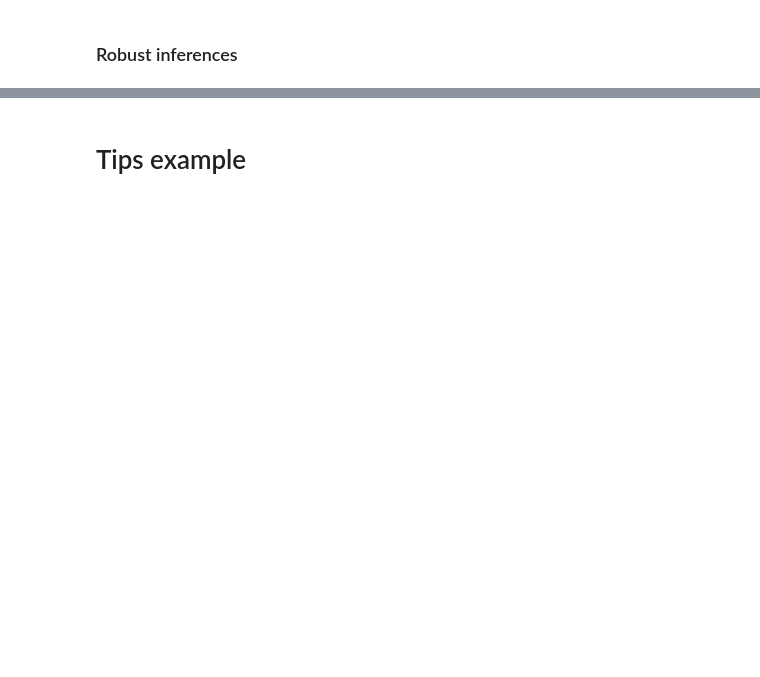
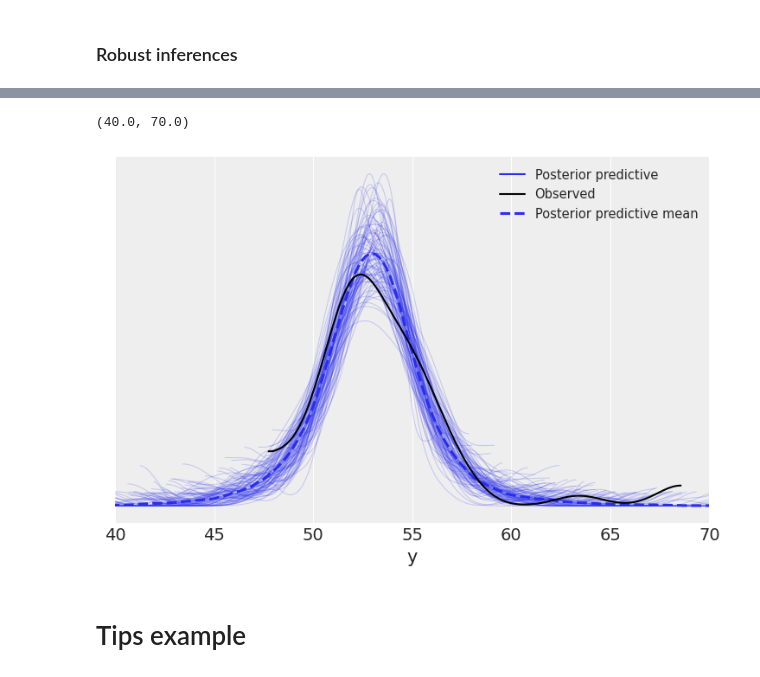
Before and after one commit to tallamjr/bap-numpyro, a Jupyter notebook: notebooks/02-programming-probabilistically.ipynb, the cells around one changed output, grey strips where cells are left out. Cells and saved outputs as stored; diff of their text form; code cells hidden in the pictures; blank space fills up the shorter version.

```diff
--- a/notebooks/02-programming-probabilistically.ipynb
+++ b/notebooks/02-programming-probabilistically.ipynb
@@ -345,0 +319,10 @@ plt.savefig('B11197_02_15.png', dpi=300)
+# %%
+prior = Predictive(mcmc3.sampler.model, num_samples=10)
+prior_p = prior(random.PRNGKey(seed), obs=data)
+
+pred = Predictive(model=mcmc3.sampler.model, posterior_samples=mcmc3.get_samples(), return_sites=['y'])
+post_p = pred(random.PRNGKey(seed), N=100)
+# %%
+post_p['y'] = post_p['y'][:100]
+# %%
+samples = az.from_numpyro(mcmc2, prior=prior_p, posterior_predictive=post_p)
@@ -346,3 +331,9 @@ plt.savefig('B11197_02_15.png', dpi=300)
+# %%
+az.plot_ppc(samples, mean=True, observed=True, color='C0')
+plt.xlim(40, 70)
+# %% [output]
+(40.0, 70.0)
+[figure, added]
 # %% [markdown]
 # Tips example
 # %%
```
Also changed, not shown: parts of 36 cells of this notebook, 3 other files.
